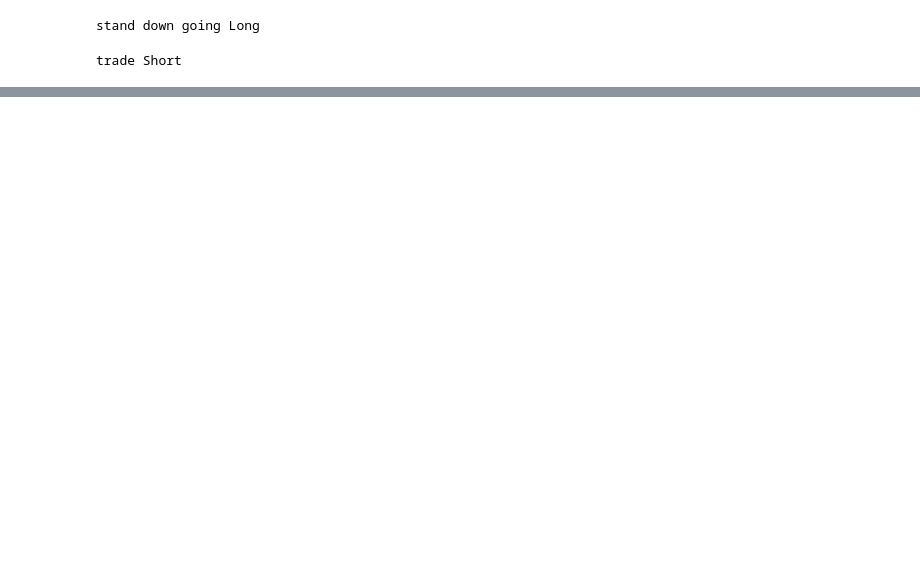
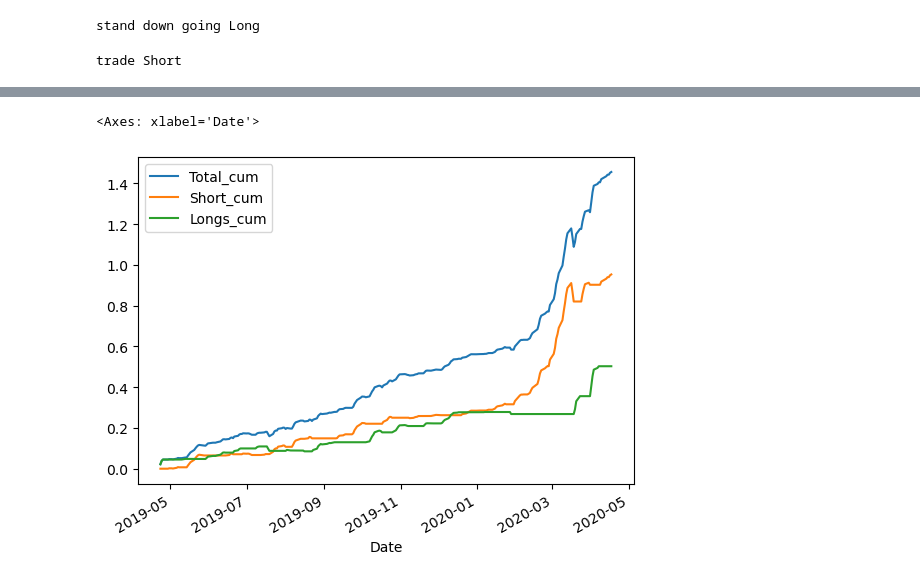
Before and after one commit to cfperna/jupyter, a Jupyter notebook: ml_model/force101_gold.ipynb, the cells around one changed output, grey strips where cells are left out. Drawn from its saved outputs; the diff is of its cells as text; code cells hidden in the pictures; blank space fills up the shorter version.

Commit message:
add profit plot for random year

```diff
--- a/ml_model/force101_gold.ipynb
+++ b/ml_model/force101_gold.ipynb
@@ -283,0 +318,17 @@ Trade_3.plot.line(y=['Total_cum','Short_cum','Longs_cum'],use_index=True)
+# %%
+Trades2_r= pd.concat([all_predictions_r,Trades],ignore_index=False,axis=1)
+# %%
+Trades2_r =Trades2_r.dropna()
+# %%
+Trades2_r['Longs']=(Trades2_r['Predictions']*(Trades2_r['Exit']-Trades2_r['Entry']))/Trades2_r['Entry']/hold_period
+
+Trades2_r['Shorts']= (Trades2_r['PredictionsS']*(Trades2_r['Entry']-Trades2_r['Exit']))/Trades2_r['Entry']/hold_period
+# %%
+Trades2_r['Longs_cum']=Trades2_r['Longs'].cumsum()
+Trades2_r['Short_cum']=Trades2_r['Shorts'].cumsum()
+Trades2_r['Total_cum'] = Trades2_r['Longs_cum']+Trades2_r['Short_cum']
+# %%
+Trades2_r.plot.line(y=['Total_cum','Short_cum','Longs_cum'],use_index=True)
+# %% [output]
+<Axes: xlabel='Date'>
+[figure, added]
```
Also changed, not shown: parts of 22 cells of this notebook, 1 other file.
